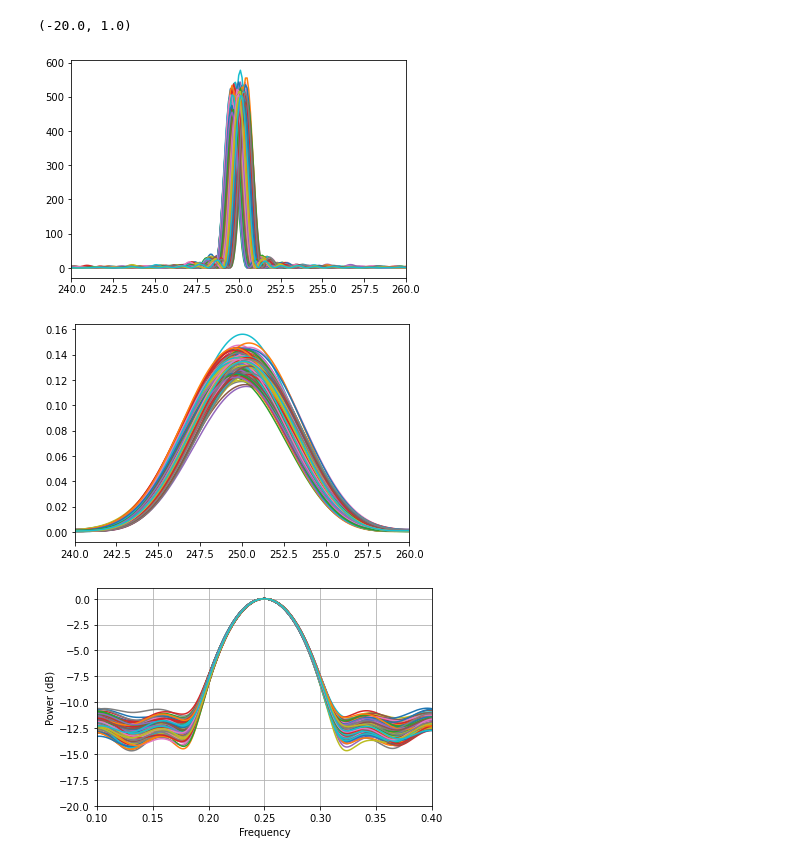
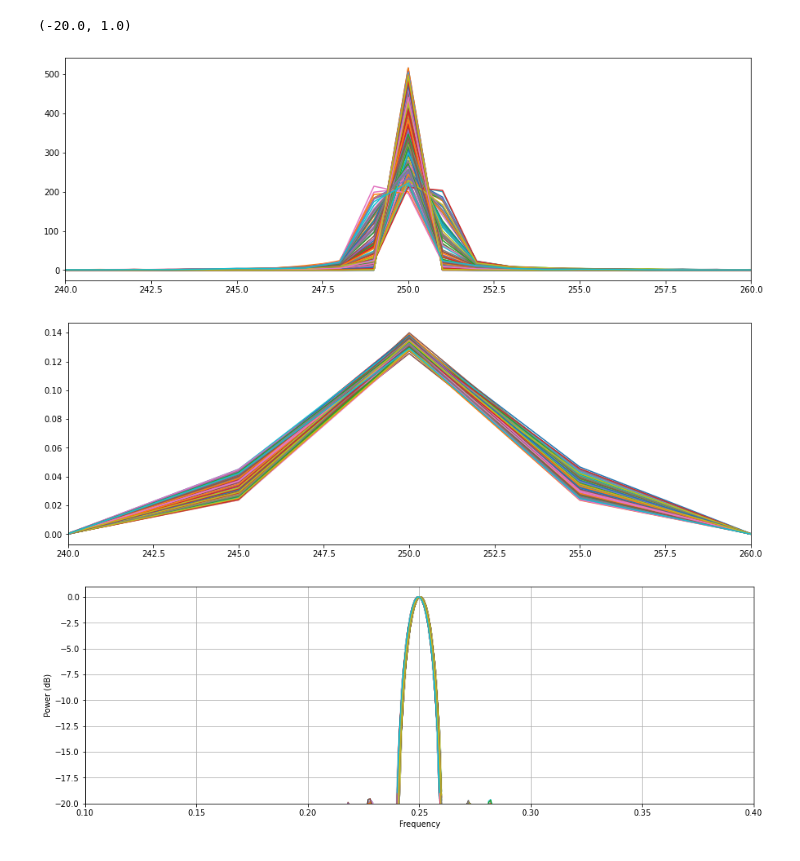
Before and after one commit to EmaOlay/PDS2021, a Jupyter notebook: TS8.ipynb, the cells around one changed output. Cells and saved outputs as stored; diff of their text form; code cells hidden in the pictures.

```diff
--- a/TS8.ipynb
+++ b/TS8.ipynb
@@ -44,6 +44,9 @@ Ayuda: Puede utilizar el módulo de análisis espectral Spectrum donde encontrar
 Bonus
 Implementar el periodograma de Welch
 # %%
+import warnings
+warnings.filterwarnings('ignore')
+
 
 import numpy as np
 import matplotlib.pyplot as plt
@@ -61,6 +64,10 @@ from spectrum.datasets import marple_data
 from pylab import legend, ylim
 norm = True
 sides = 'centerdc'
+
+width=15
+height=5
+plt.rcParams['figure.figsize'] = [width, height]
 # %%
 #######################################################################################################################
 #%% Inicio de la simulación
@@ -120,6 +134,6 @@ x_1=senal + noise_1
 # %%
 ################################
-###Calculo del periodograma con 3 dB
+#%%Calculo del periodograma con 3 dB
 ################################
 
 #calculo el periodograma normal
@@ -147,7 +161,7 @@ plt.xlim(240,260)
 plt.figure(figura)
 figura+=1
 for i in range(len(fr)):
-    p_BT = spectrum.pcorrelogram(x_0[:,i], lag=15)
+    p_BT = spectrum.pcorrelogram(x_0[:,i], lag=lag0)
     p_BT();
     p_BT.plot(label='Correlogram(15)', norm=norm, sides=sides)
 plt.xlim(0.1,0.4)
@@ -268,44 +216,42 @@ Esto ultimo no seria una conclusion xD
 # %%
 ################################
-###Calculo del periodograma con 3 dB y zero padding
+#%%Calculo del periodograma con 10 dB
 ################################
-#Creo un nuevo vector f para los calculos
-f_padded=np.arange(0,fs,fs/(10*N))
 
 #calculo el periodograma normal
-Pp=(1/N)*np.abs((fft(x_0,n=10*N,axis=0)))**2
-
+Pp=(1/N)*np.abs((fft(x_1,axis=0)))**2
 
 #Metodo de Welch
-f_welch,Pxx_den = sig.welch(x_0,fs=fs,nperseg=N/5,nfft=10*N,axis=0)
+f_welch,Pxx_den = sig.welch(x_1,fs=fs,nperseg=N/5,axis=0)
 
-###Grafico las salidas
+##Grafico las salidas
 plt.figure(figura)
 figura+=1
-##Restrinjo las salidas para ver mas claramente los efectos del calculo
+##En este grafico restrinjo el eje x ya que no queremos la otra mitad
 #plt.semilogy(f,Pp)
+plt.plot(f,Pp)
+plt.xlim(240,260)
 
-plt.plot(f_padded,Pp)
-plt.xlim(240,260)
 
 plt.figure(figura)
 figura+=1
 #plt.semilogy(f_welch,Pxx_den)
 plt.plot(f_welch,Pxx_den)
 plt.xlim(240,260)
+
 ############
 #Ya que spectrum no tiene ninguna implementacion para axis armo las comparaciones con 1 muestra a la vez
 ############
 plt.figure(figura)
 figura+=1
 for i in range(len(fr)):
-    p_BT = spectrum.pcorrelogram(x_0[:,i], lag=15,NFFT=10*N)
+    p_BT = spectrum.pcorrelogram(x_1[:,i], lag=lag1)
     p_BT();
     p_BT.plot(label='Correlogram(15)', norm=norm, sides=sides)
 plt.xlim(0.1,0.4)
 plt.ylim(-20,1)
 # %% [output]
 (-20.0, 1.0)
-[figure, old version]
+[figure, new version]
-[figure, old version]
+[figure, new version]
-[figure, old version]
+[figure, new version]
```
Also changed, not shown: parts of 16 cells of this notebook, 3 other files.
